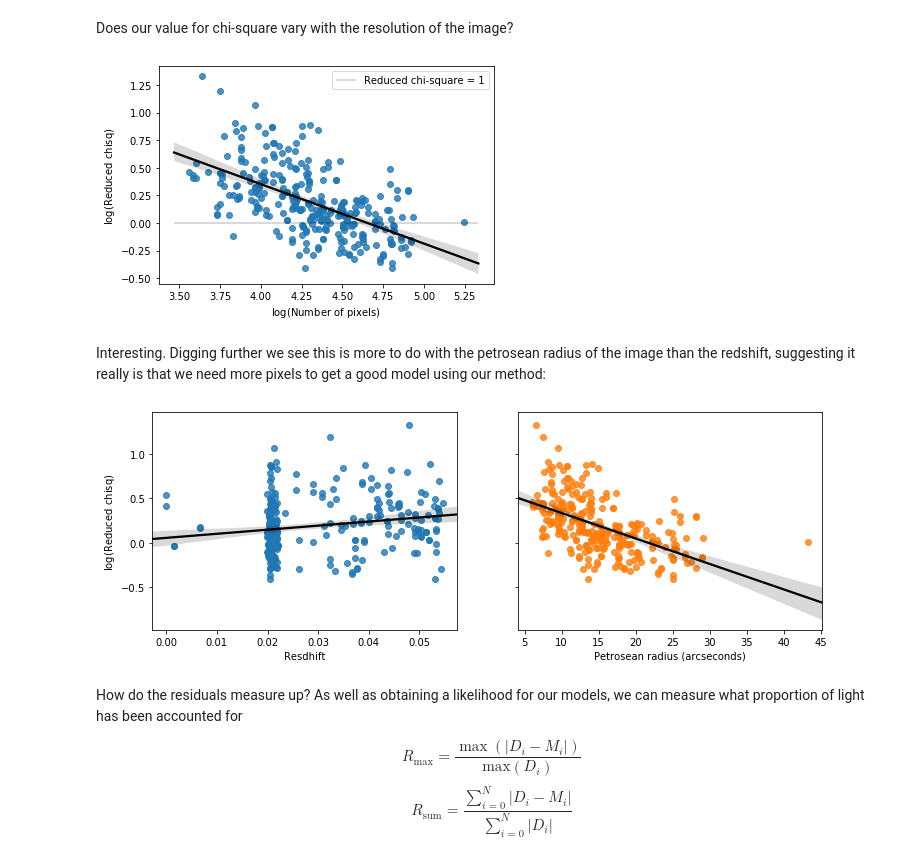
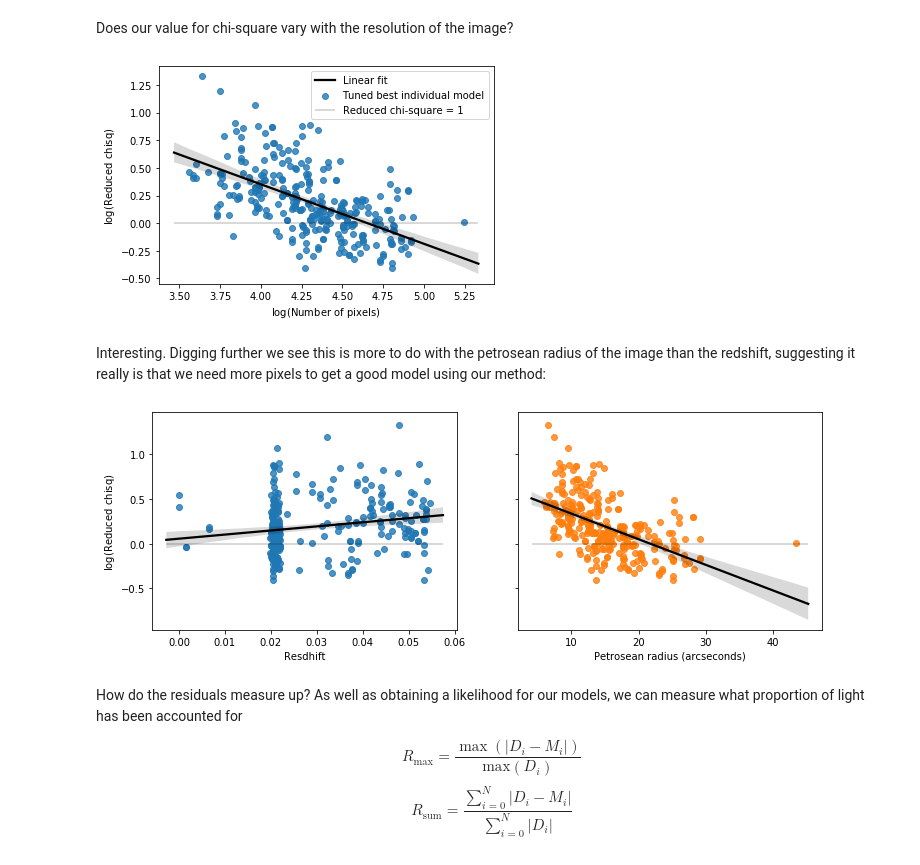
Before and after one commit to tingard/gzbuilder_results, a Jupyter notebook: compile_tuned_models.ipynb, the cells around one changed output. Saved outputs shown, nothing was run; the diff lists cells and outputs as text; code cells hidden in the pictures.

```diff
--- a/compile_tuned_models.ipynb
+++ b/compile_tuned_models.ipynb
@@ -200,37 +220,40 @@ sns.regplot(
         a.pixel_mask.astype(bool)
     ].size)),
     np.log10(bi_losses),
-    line_kws=dict(color='k')
+    label='Tuned best individual model',
+    line_kws=dict(color='k', label='Linear fit'),
 )
 plt.hlines(0, *plt.xlim(), alpha=0.2, label='Reduced chi-square = 1')
 plt.legend()
 plt.xlabel('$\log(\mathrm{Number\ of\ pixels})$')
 plt.ylabel('$\log(\mathrm{Reduced\ chisq})$');
 # %% [output]
-[figure, old version]
+[figure, new version]
 # %% [markdown]
 Interesting. Digging further we see this is more to do with the petrosean radius of the image than the redshift, suggesting it really is that we need more pixels to get a good model using our method:
 # %%
 _, ax = plt.subplots(ncols=2, figsize=(12, 4), sharey=True)
 plt.sca(ax[0])
 sns.regplot(
     gu.metadata['redshift'].apply(float).dropna().reindex_like(bi_losses),
     np.log10(bi_losses),
     line_kws=dict(color='k')
 )
+plt.hlines(0, *plt.xlim(), alpha=0.2)
 plt.xlabel('Resdhift')
 plt.ylabel('$\log(\mathrm{Reduced\ chisq})$')
 plt.sca(ax[1])
 sns.regplot(
     gu.metadata['Petrosian radius (degrees)'].apply(float).dropna().reindex_like(bi_losses),
     np.log10(bi_losses),
     color='C1',
     line_kws=dict(color='k')
 )
+plt.hlines(0, *plt.xlim(), alpha=0.2)
 plt.xlabel('Petrosean radius (arcseconds)')
 plt.ylabel(None);
 # %% [output]
-[figure, old version]
+[figure, new version]
 # %% [markdown]
 How do the residuals measure up? As well as obtaining a likelihood for our models, we can measure what proportion of light has been accounted for
 
```
Also changed, not shown: parts of 10 cells of this notebook, 24 other files.
